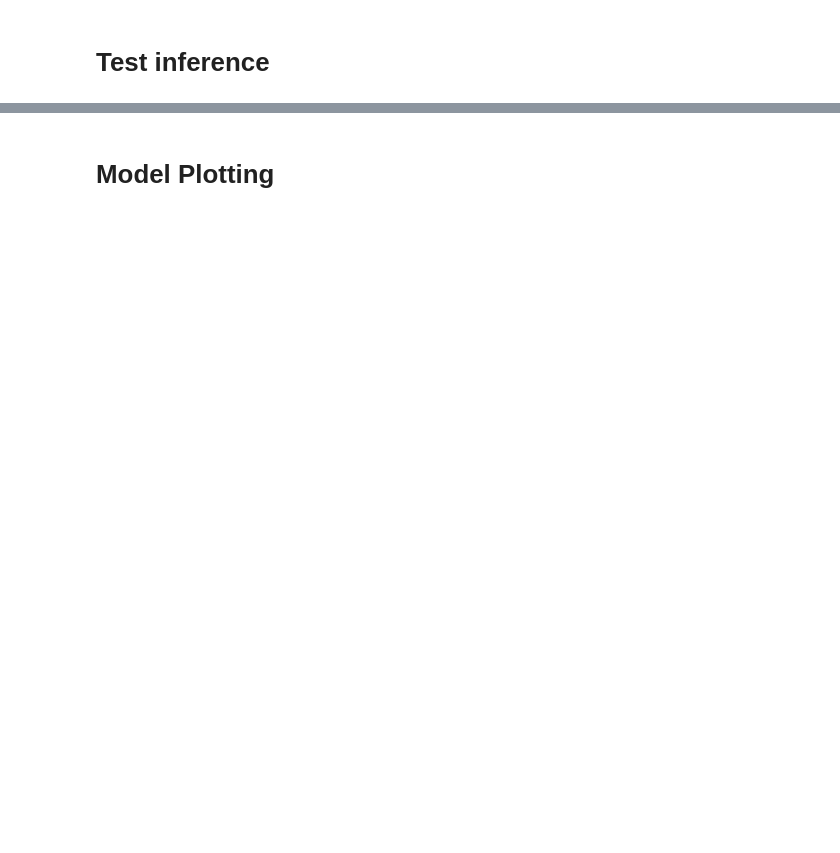
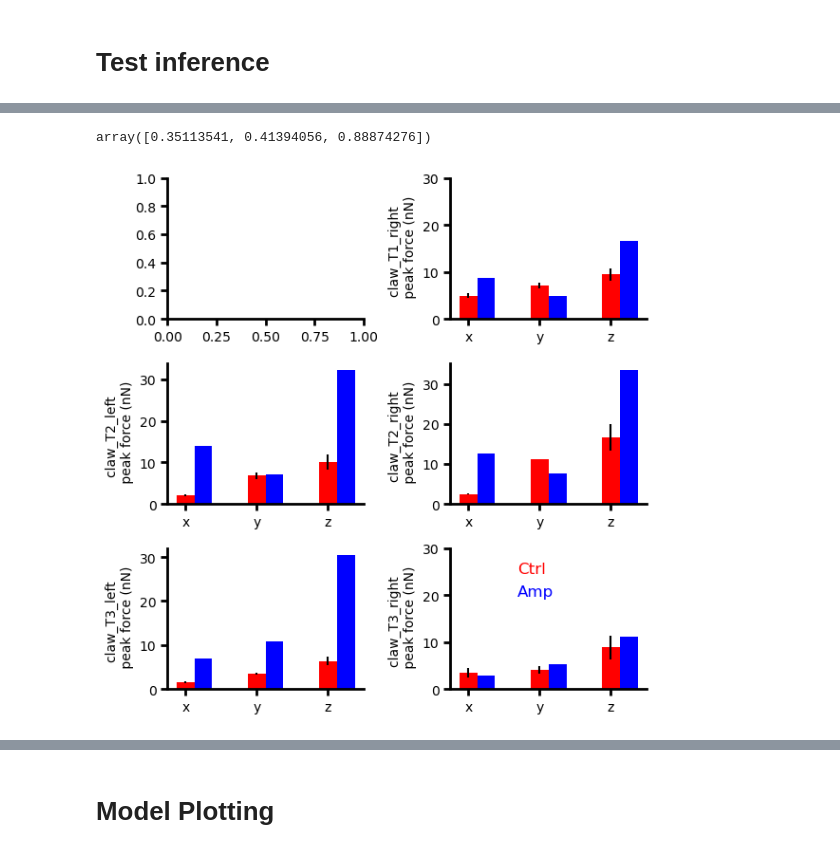
Before and after one commit to charles-zhng/Brax-Tracking, a Jupyter notebook: Cosyne_Figs01.ipynb, the cells around one changed output, grey strips where cells are left out. Drawn from its saved outputs; the diff is of its cells as text; code cells hidden in the pictures; blank space fills up the shorter version.

```diff
--- a/Cosyne_Figs01.ipynb
+++ b/Cosyne_Figs01.ipynb
@@ -127,11 +126,10 @@ mpl.rcParams.update({'font.size':          10,
                      'axes.spines.right':  False,
                      'axes.spines.top':    False,
                      'pdf.fonttype':       42,
-                     'ps.fonttype':        42,
                      'xtick.labelsize':    10,
                      'ytick.labelsize':    10,
                      'figure.facecolor':   'white',
-                     'pdf.use14corefonts': True,
+                    #  'pdf.use14corefonts': True,
                      'font.family':        'sans-serif',
                     #  'font.family':        'Arial',
                     #  'font.sans-serif':    'Arial',
@@ -332,0 +481,40 @@ plt.tight_layout()
+# %%
+end_eff_ctrl = [
+'claw_T1_left',
+'claw_T1_right',
+'claw_T2_left',
+'claw_T2_right',
+'claw_T3_left',
+'claw_T3_right',
+]
+end_eff_amp = [
+'claw_T1_right',
+'claw_T2_left',
+'claw_T2_right',
+'claw_T3_left',
+'claw_T3_right',
+]
+# %%
+
+ctrl_mean_peak_force[end_eff_idx+1,:]
+# %% [output]
+array([0.35113541, 0.41394056, 0.88874276])
+# %%
+fontsize=12
+end_eff_idx = 0
+fig, axs = plt.subplots(3,2,figsize=(6,6))
+axs = axs.flatten()
+for end_eff_idx in range(len(end_eff_amp)):
+    ax = axs[end_eff_idx+1]
+    ax.bar(x=np.array([1,2,3]), height = 10*ctrl_mean_peak_force[end_eff_idx+1,:],width=0.25, yerr=10*ctrl_std_peak_force[end_eff_idx+1,:], color='r')
+    ax.bar(x=np.array([1.25,2.25,3.25]), height = 10*amp_mean_peak_force[end_eff_idx,:],width=0.25, yerr=10*amp_std_peak_force[end_eff_idx,:], color='b')
+    ax.set_xticks([1,2,3])
+    ax.set_yticks([0,10,20,30])
+    ax.set_xticklabels(['x','y','z'])
+    ax.set_ylabel(f'{end_eff_amp[end_eff_idx]} \n peak force (nN)')
+# ax.set_title(f'Peak force for {end_eff[end_eff_idx+1]}')
+ax.legend(['Ctrl','Amp'],frameon=False,fontsize=fontsize,loc='upper right',bbox_to_anchor=(.6,1.0),labelcolor='linecolor',handlelength=0,handleheight=0,ncols=1,columnspacing=.1)
+fig.tight_layout()
+# fig.savefig(fig_dir/f'peak_force_comparison.svg', dpi=300)
+# %% [output]
+[figure, added]
```
Also changed, not shown: parts of 42 cells of this notebook, 8 other files.
